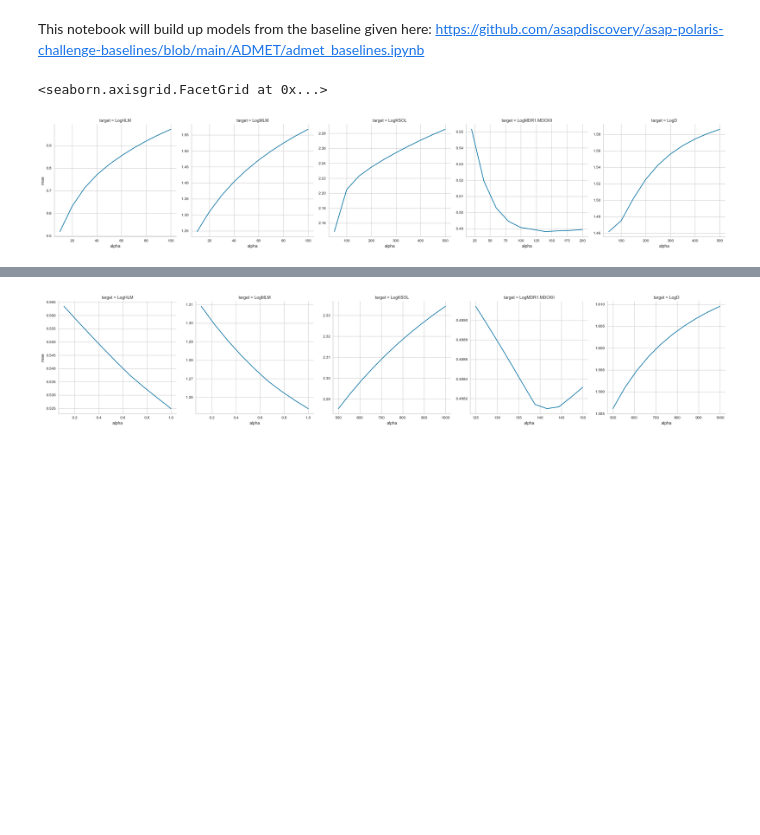
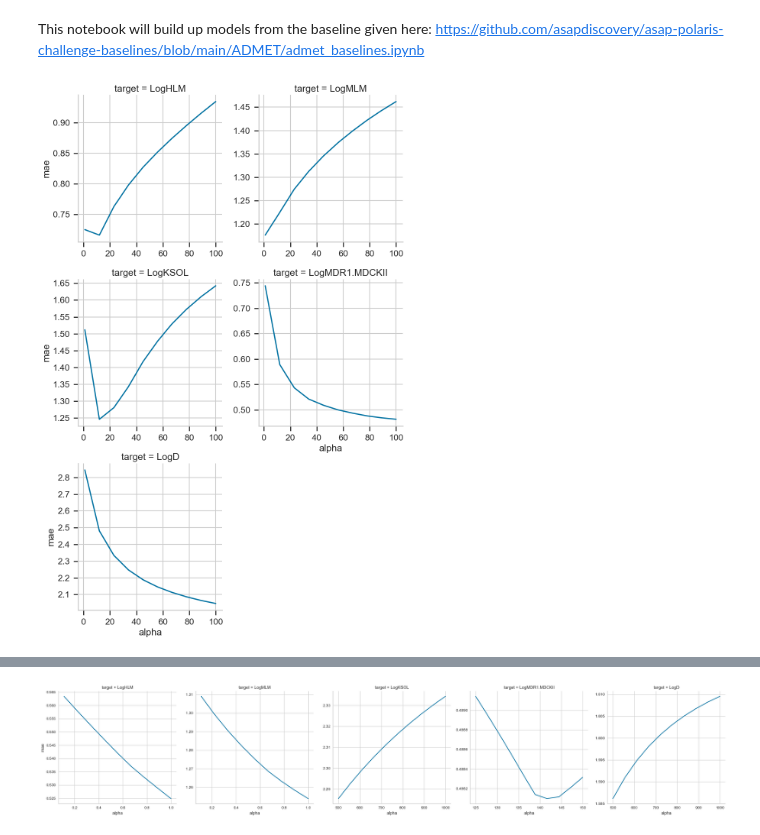
Before and after one commit to meyresearch/polaris_challenge, a Jupyter notebook: admet/dm_features/ordinal_models.ipynb, the cells around one changed output, grey strips where cells are left out. Drawn from its saved outputs; the diff is of its cells as text; code cells hidden in the pictures; blank space fills up the shorter version.

Commit message:
added scans using data split 2.

```diff
--- a/admet/dm_features/ordinal_models.ipynb
+++ b/admet/dm_features/ordinal_models.ipynb
@@ -11,8 +11,9 @@ import yellowbrick
 import numpy as np
 import seaborn as sns
 # %%
-results = pd.read_csv('single_task_logistic_ordinal_coarse_scan.csv')
-sns.relplot(data=results, x='alpha', y='mae', col='target', kind='line', facet_kws=dict(sharex=False, sharey=False))
+results = pd.read_csv('single_task_logistic_ordinal_scan_0.csv')
+with sns.plotting_context('talk'):
+    sns.relplot(data=results, x='alpha', y='mae', col='target', col_wrap=2,
+                kind='line', facet_kws=dict(sharex=False, sharey=False))
 # %% [output]
-<seaborn.axisgrid.FacetGrid at 0x...>
-[figure, old version]
+[figure, new version]
```
Also changed, not shown: parts of 4 cells of this notebook, 4 other files.
